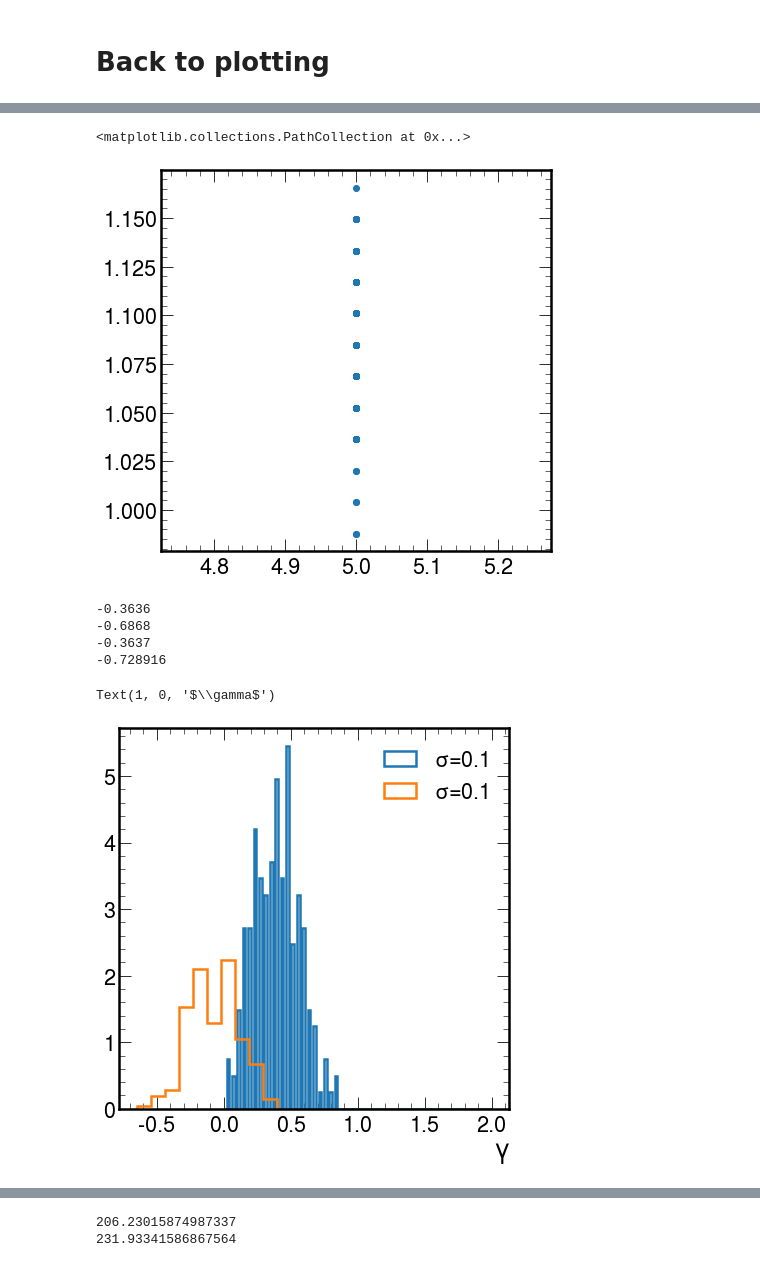
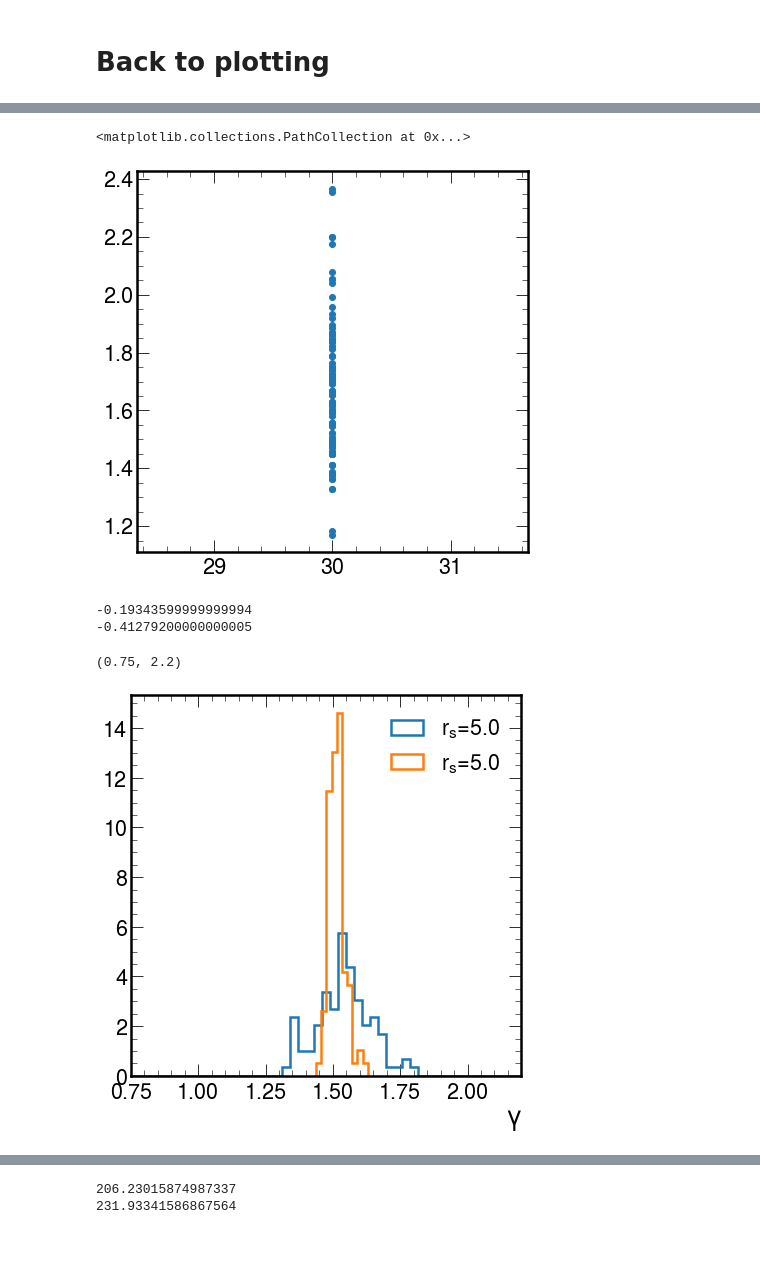
Before and after one commit to mariabenitocst/exoplanets, a Jupyter notebook: jupyter-notebook/experimental_sensitivity.ipynb, the cells around one changed output, grey strips where cells are left out. Cells and saved outputs as stored; diff of their text form; code cells hidden in the pictures.

```diff
--- a/jupyter-notebook/experimental_sensitivity.ipynb
+++ b/jupyter-notebook/experimental_sensitivity.ipynb
@@ -1914,41 +1931,41 @@ UL_at_rs(20., 1., 100, 0.1, 0.1, 0.1, 0.1, points, values, a_interp, b_interp, b
 # %%
-_rs=5.; nBDs=1000; sigma=0.1; f=1.
-#path="/home/mariacst/exoplanets/exoplanets/python/gNFW/TSlogL/non_linear/T650/"
-path="/home/mariacst/exoplanets/results/upper_limit/"
-ex="T650"
-data = np.genfromtxt(path + "UL_TSlogL_" + ex + "_nBDs%i_sigma%.1f_f%.1f_rs%.1f_gNFW.dat"
+_rs=30.; nBDs=10; sigma=0.3; f=1.
+path="/home/mariacst/exoplanets/exoplanets/python/sensitivity/non_linear/"
+#path="/home/mariacst/exoplanets/results/upper_limit/"
+ex="T650_NL_olderBD_v30"
+data = np.genfromtxt(path + "UL_" + ex + "_nBDs%i_sigma%.1f_f%.1f_rs%.1f_gNFW.dat"
                          %(nBDs, sigma, f, _rs), unpack=True)
 
 fig, ax = plt.subplots(1, 1, figsize=(7, 7))
 ax.scatter(data[0], data[1])
 # %% [output]
 <matplotlib.collections.PathCollection at 0x...>
-[figure, old version]
+[figure, new version]
 # %%
-_rs=10.; nBDs=100; sigma=0.1; f=1.
-path="/home/mariacst/exoplanets/results/upper_limit/"
-ex="baseline"
-data = np.genfromtxt(path + "UL_TSlogL_" + ex + "_nBDs%i_sigma%.1f_f%.1f_rs%.1f_gNFW.dat"
+_rs=5.; nBDs=100; sigma=0.3; f=1.
+path="/home/mariacst/exoplanets/exoplanets/python/sensitivity/non_linear/"
+#path="/home/mariacst/exoplanets/results/upper_limit/"
+ex="T650_olderBD"
+data = np.genfromtxt(path + "UL_" + ex + "_nBDs%i_sigma%.1f_f%.1f_rs%.1f_gNFW.dat"
                          %(nBDs, sigma, f, _rs), unpack=True)
 
 fig, ax = plt.subplots(1, 1, figsize=(7, 7))
-ax.hist(data[1], density=True, histtype="step", lw=2.5, label=r"$\sigma$=%.1f"%sigma, bins=np.linspace(0, 2, 100));
+ax.hist(data[1], density=True, histtype="step", lw=2.5, label=r"$r_s$=%.1f"%_rs, bins=np.linspace(0.75, 2.2, 50));
 print(np.percentile(data[1], 16)-np.percentile(data[1], 84))
 print(np.mean(np.percentile(data[1], 2)-np.percentile(data[1], 98)))
 
-sigma=0.1; nBDs=1000
-data = np.genfromtxt(path + "UL_TSlogL_" + ex + "_nBDs%i_sigma%.1f_f%.1f_rs%.1f_gNFW.dat"
+nBDs=1000.;
+data = np.genfromtxt(path + "UL_" + ex + "_nBDs%i_sigma%.1f_f%.1f_rs%.1f_gNFW.dat"
                          %(nBDs, sigma, f, _rs), unpack=True)
 
-ax.hist(data[1], density=True, histtype="step", lw=2.5, label=r"$\sigma$=%.1f"%sigma);
-print(np.percentile(data[1], 16)-np.percentile(data[1], 84))
-print(np.mean(np.percentile(data[1], 2)-np.percentile(data[1], 98)))
+ax.hist(data[1], density=True, histtype="step", lw=2.5, label=r"$r_s$=%.1f"%_rs);
+#print(np.percentile(data[1], 16)-np.percentile(data[1], 84))
+#print(np.mean(np.percentile(data[1], 2)-np.percentile(data[1], 98)))
 ax.legend()
 ax.set_xlabel(r"$\gamma$")
+ax.set_xlim(0.75, 2.2)
 # %% [output]
--0.3636
--0.6868
--0.3637
--0.728916
+-0.19343599999999994
+-0.41279200000000005
-Text(1, 0, '$\\gamma$')
+(0.75, 2.2)
-[figure, old version]
+[figure, new version]
```
Also changed, not shown: parts of 17 cells of this notebook, 9 other files.
